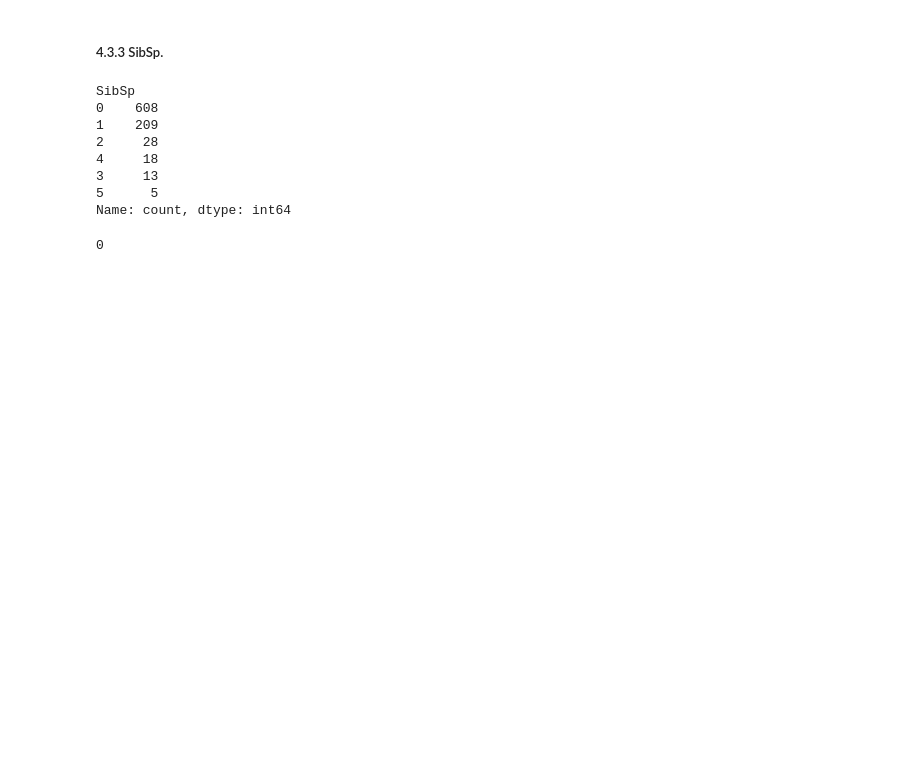
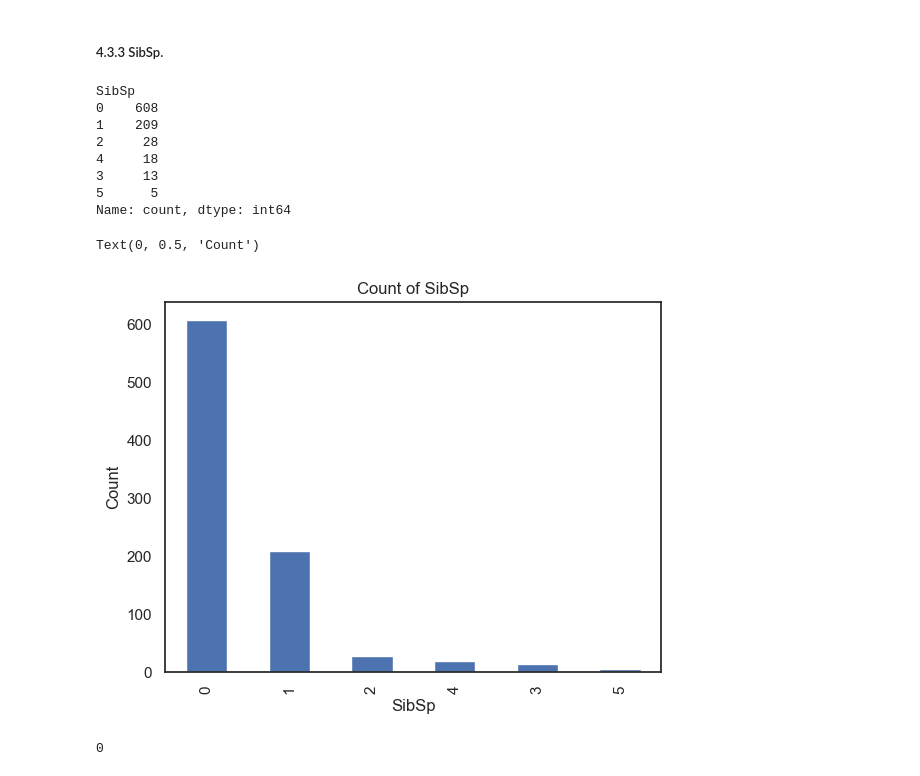
Before and after one commit to Fabiqula/Titanic_kaggle, a Jupyter notebook: main.ipynb, the cells around one changed output. Saved outputs shown, nothing was run; the diff lists cells and outputs as text; code cells hidden in the pictures; blank space fills up the shorter version.

```diff
--- a/main.ipynb
+++ b/main.ipynb
@@ -515,6 +554,14 @@ SibSp
 3     13
 5      5
 Name: count, dtype: int64
+# %%
+ax = train.SibSp.value_counts(dropna=False) \
+.plot(kind='bar', title='Count of SibSp')
+ax.set_xlabel('SibSp')
+ax.set_ylabel('Count')
+# %% [output]
+Text(0, 0.5, 'Count')
+[figure, added]
 # %%
 train.SibSp.isnull().sum()
 # %% [output]
```
Also changed, not shown: parts of 91 cells of this notebook.
